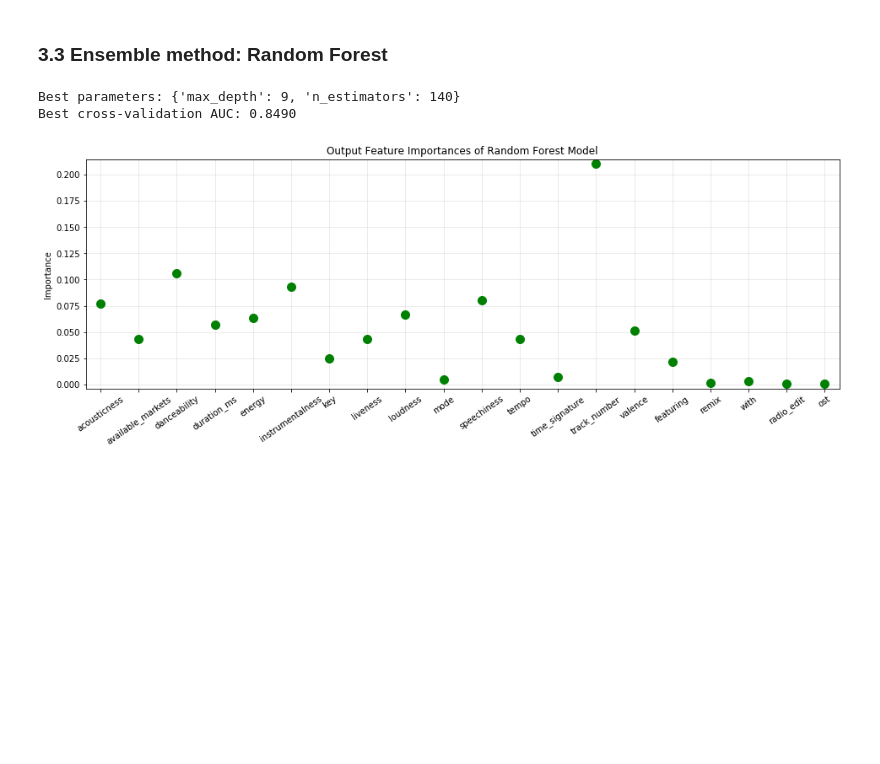
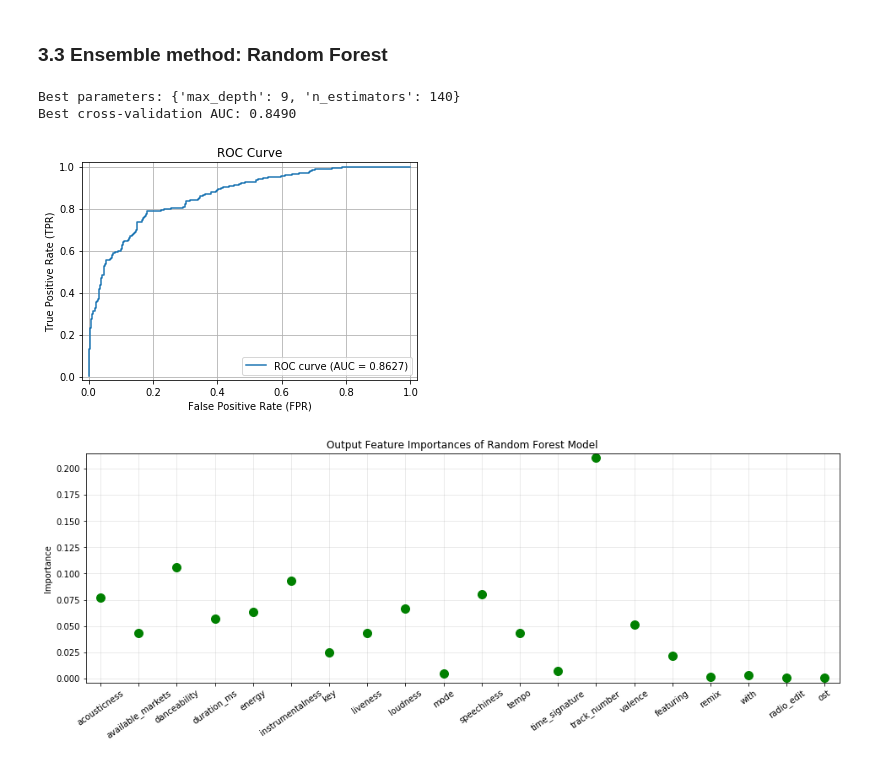
Before and after one commit to brucehsieh56/CSC522_project, a Jupyter notebook: progress/CSS522_current_results_Nov09.ipynb, the cells around one changed output. Saved outputs shown, nothing was run; the diff lists cells and outputs as text; code cells hidden in the pictures; blank space fills up the shorter version.

```diff
--- a/progress/CSS522_current_results_Nov09.ipynb
+++ b/progress/CSS522_current_results_Nov09.ipynb
@@ -214,34 +185,28 @@ Best cross-validation AUC: 0.7366
 # %%
 # Random Forest
 # build and validate model
 param_grid = {'n_estimators': np.arange(130,180,10),
               'max_depth': np.arange(5,14,2)}
 
 # initialize the grid search
 grid_search = GridSearchCV(RandomForestClassifier(random_state=1), param_grid=param_grid,
                            scoring='roc_auc',
                            cv=5, n_jobs=-1)
 
 # fit and validate model
 grid_search.fit(X_train, y_train)
 
 # get the best model
 ranfor = grid_search
 print("Best parameters: {}".format(ranfor.best_params_))
 print("Best cross-validation AUC: {:.4f}".format(ranfor.best_score_))
 
-# ROC
-# fpr_rate = 0.1
-# auc, threshold = draw_roc_curve(y_train, X_train, ranfor, fpr_rate, flag=1)
-# auc, threshold = draw_roc_curve(y_test, X_test, ranfor, fpr_rate, flag=1)
-
-# evaluation
-# y_pred = (ranfor.predict_proba(X_test)[:,1] > threshold) * 1
-# print(classification_report(y_test, y_pred))
-# print(ranfor.score(X_test, y_test))
+# ROC-AUC
+rocauc = draw_roc_curve(y_test, X_test, ranfor, flag=1)
 # %% [output]
 Best parameters: {'max_depth': 9, 'n_estimators': 140}
 Best cross-validation AUC: 0.8490
+[figure, added]
 # %%
 # Feature importances
 plt.figure(figsize=(16,5))
```
Also changed, not shown: parts of 7 cells of this notebook.
